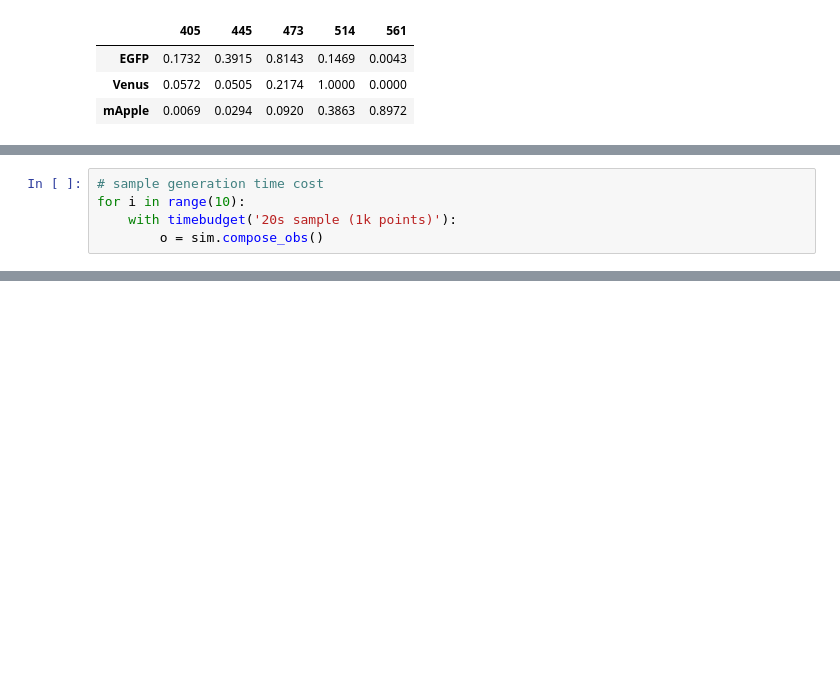
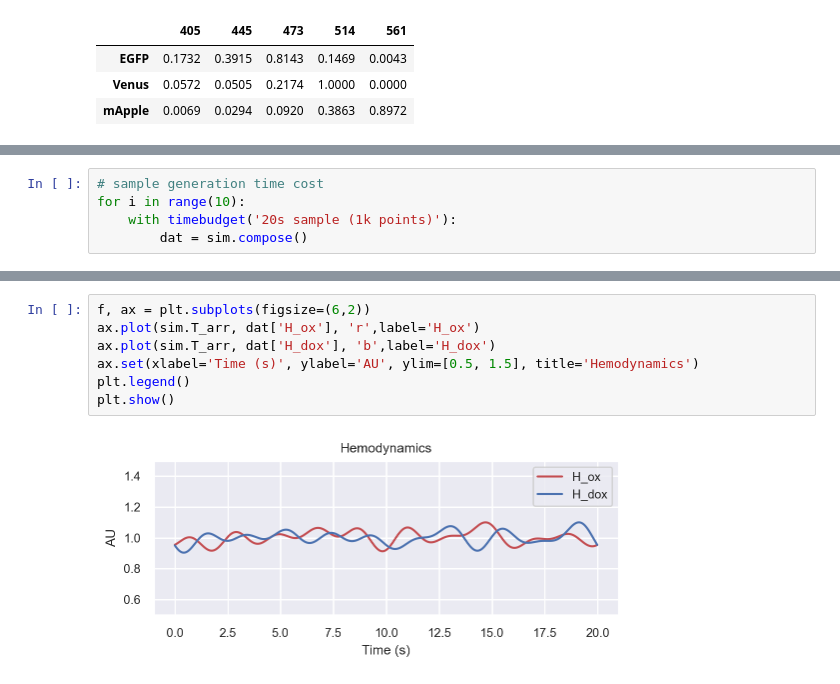
Before and after one commit to AllenInstitute/sourcesep, a Jupyter notebook: notebooks/03_compose_data.ipynb, the cells around one changed output, grey strips where cells are left out. Saved outputs shown, nothing was run; the diff lists cells and outputs as text; blank space fills up the shorter version.

Commit message:
updates. compose data notebook can be used to explore simulation data.

```diff
--- a/notebooks/03_compose_data.ipynb
+++ b/notebooks/03_compose_data.ipynb
@@ -92,4 +95,4 @@ plt.show()
 # sample generation time cost
 for i in range(10):
     with timebudget('20s sample (1k points)'):
-        o = sim.compose_obs()
+        dat = sim.compose()
@@ -95,0 +110,9 @@ for i in range(10):
+# %%
+f, ax = plt.subplots(figsize=(6,2))
+ax.plot(sim.T_arr, dat['H_ox'], 'r',label='H_ox')
+ax.plot(sim.T_arr, dat['H_dox'], 'b',label='H_dox')
+ax.set(xlabel='Time (s)', ylabel='AU', ylim=[0.5, 1.5], title='Hemodynamics')
+plt.legend()
+plt.show()
+# %% [output]
+[figure, added]
```
Also changed, not shown: parts of 11 cells of this notebook, 5 other files.
